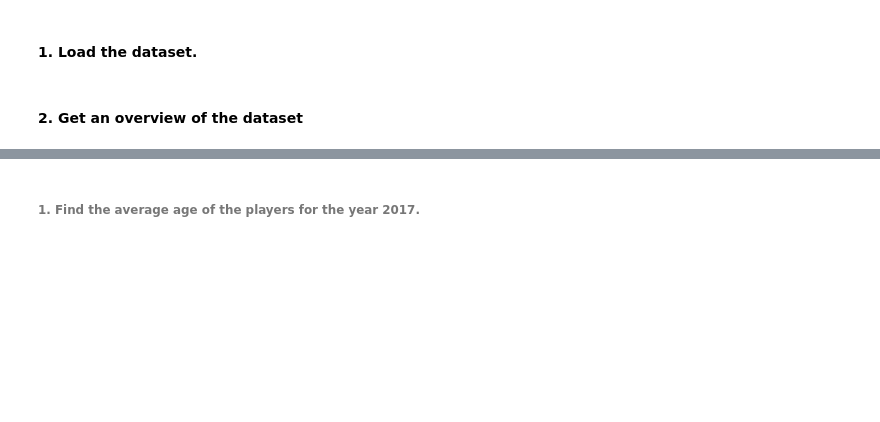
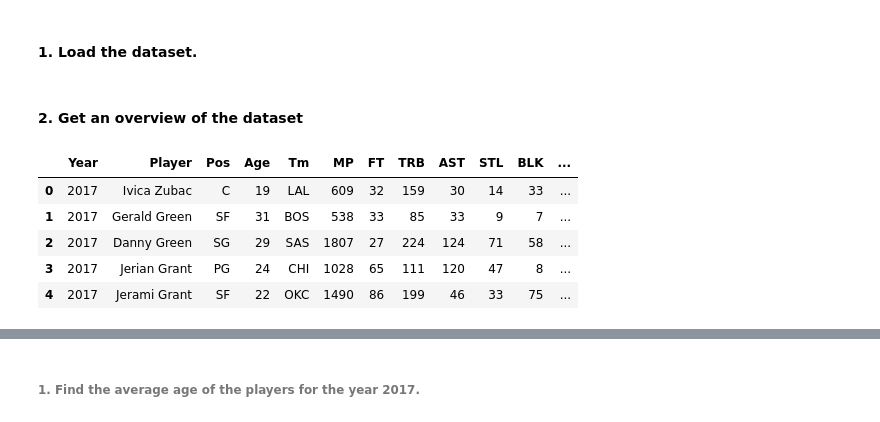
Before and after one commit to Hans345/MachLeWorkDir, a Jupyter notebook: SW01/Exercise1.ipynb, the cells around one changed output, grey strips where cells are left out. Saved outputs shown, nothing was run; the diff lists cells and outputs as text; code cells hidden in the pictures; blank space fills up the shorter version.

```diff
--- a/SW01/Exercise1.ipynb
+++ b/SW01/Exercise1.ipynb
@@ -15,0 +16,11 @@ import matplotlib.pyplot as plt
+# %%
+# [YOUR SOLUTION HERE]
+# Let's take a look at the first 5 rows of the dataframe
+df.head(5)
+# %% [output]
+|  | Year | Player | Pos | Age | Tm | MP | FT | TRB | AST | STL | BLK | ... |
+| 0 | 2017 | Ivica Zubac | C | 19 | LAL | 609 | 32 | 159 | 30 | 14 | 33 | ... |
+| 1 | 2017 | Gerald Green | SF | 31 | BOS | 538 | 33 | 85 | 33 | 9 | 7 | ... |
+| 2 | 2017 | Danny Green | SG | 29 | SAS | 1807 | 27 | 224 | 124 | 71 | 58 | ... |
+| 3 | 2017 | Jerian Grant | PG | 24 | CHI | 1028 | 65 | 111 | 120 | 47 | 8 | ... |
+| 4 | 2017 | Jerami Grant | SF | 22 | OKC | 1490 | 86 | 199 | 46 | 33 | 75 | ... |
```
Also changed, not shown: parts of 13 cells of this notebook.
